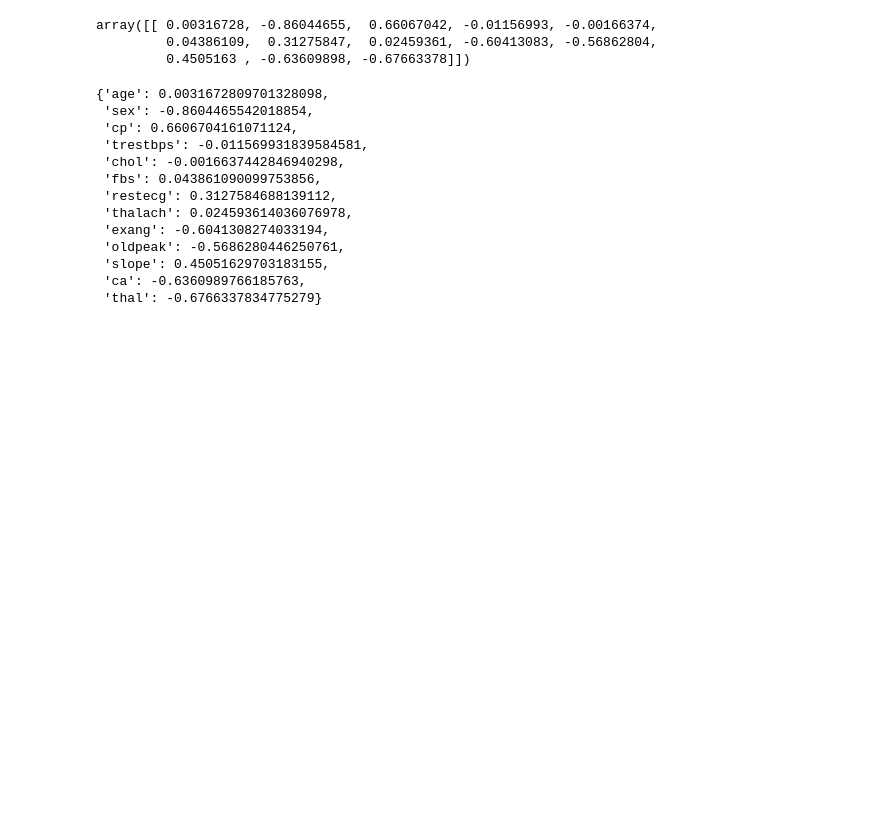
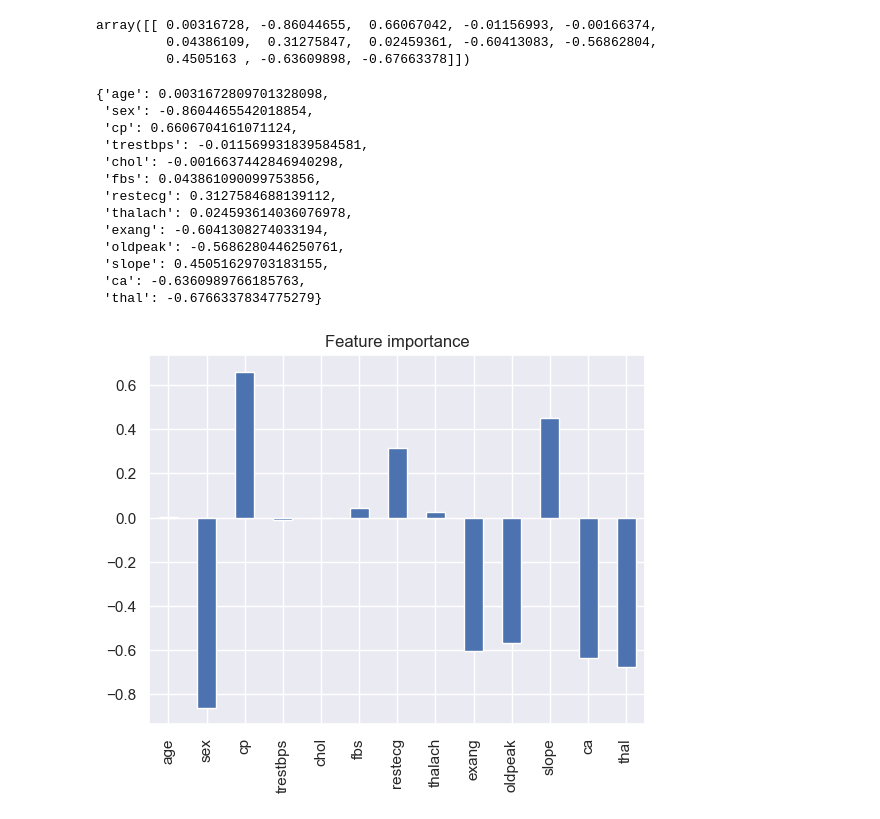
Before and after one commit to GoldenEye37/heart-disease-project, a Jupyter notebook: end-to-end-heart-disease-classification.ipynb, the cells around one changed output. Drawn from its saved outputs; the diff is of its cells as text; code cells hidden in the pictures; blank space fills up the shorter version.

Commit message:
visualize feature importance

```diff
--- a/end-to-end-heart-disease-classification.ipynb
+++ b/end-to-end-heart-disease-classification.ipynb
@@ -883,3 +883,9 @@ feature_dict
  'slope': 0.45051629703183155,
  'ca': -0.6360989766185763,
  'thal': -0.6766337834775279}
+# %%
+# Visualize feature importance
+feature_df = pd.DataFrame(feature_dict, index=[0])
+feature_df.T.plot.bar(title="Feature importance", legend=False);
+# %% [output]
+[figure, added]
```
